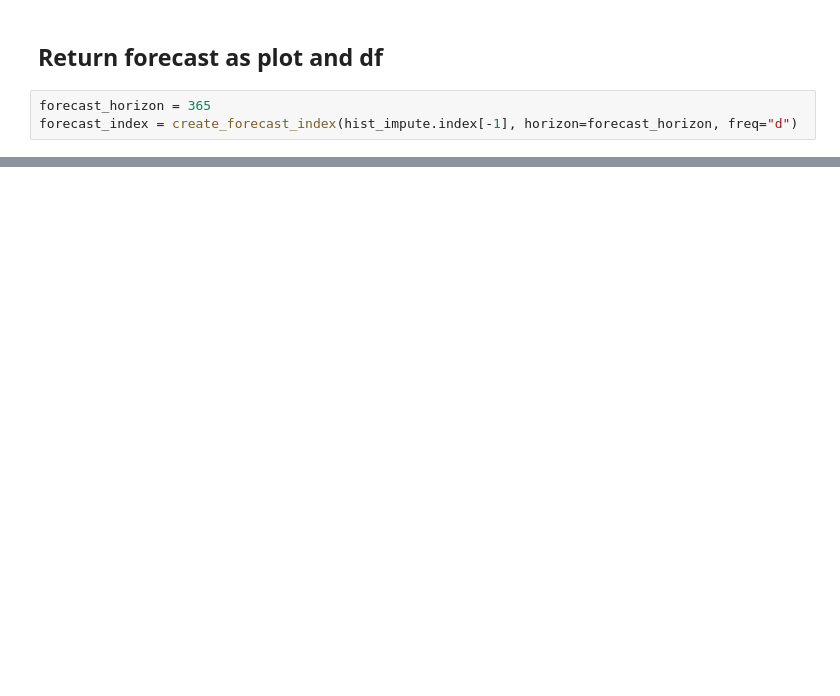
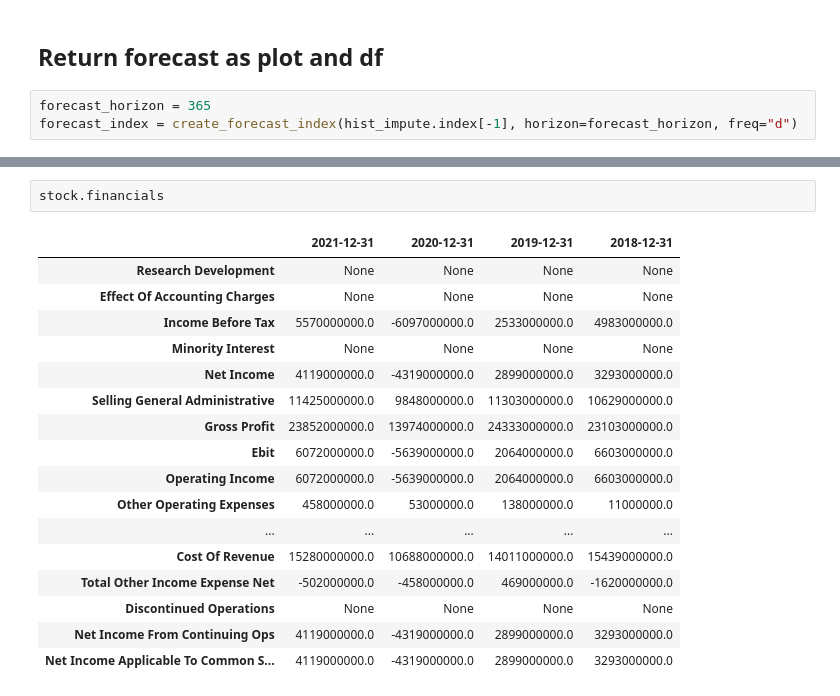
Before and after one commit to camharris22/stock-analysis-forecaster, a Jupyter notebook: stock_forecaster.ipynb, the cells around one changed output, grey strips where cells are left out. Saved outputs shown, nothing was run; the diff lists cells and outputs as text; blank space fills up the shorter version.

```diff
--- a/stock_forecaster.ipynb
+++ b/stock_forecaster.ipynb
@@ -241,0 +293,20 @@ INFO:tornado.access:200 GET /7e14f41ce81fb9d97b25049ff3dc049d.json (::1) 10.27ms
+# %%
+stock.financials
+# %% [output]
+|  | 2021-12-31 | 2020-12-31 | 2019-12-31 | 2018-12-31 |
+| Research Development | None | None | None | None |
+| Effect Of Accounting Charges | None | None | None | None |
+| Income Before Tax | 5570000000.0 | -6097000000.0 | 2533000000.0 | 4983000000.0 |
+| Minority Interest | None | None | None | None |
+| Net Income | 4119000000.0 | -4319000000.0 | 2899000000.0 | 3293000000.0 |
+| Selling General Administrative | 11425000000.0 | 9848000000.0 | 11303000000.0 | 10629000000.0 |
+| Gross Profit | 23852000000.0 | 13974000000.0 | 24333000000.0 | 23103000000.0 |
+| Ebit | 6072000000.0 | -5639000000.0 | 2064000000.0 | 6603000000.0 |
+| Operating Income | 6072000000.0 | -5639000000.0 | 2064000000.0 | 6603000000.0 |
+| Other Operating Expenses | 458000000.0 | 53000000.0 | 138000000.0 | 11000000.0 |
+| ... | ... | ... | ... | ... |
+| Cost Of Revenue | 15280000000.0 | 10688000000.0 | 14011000000.0 | 15439000000.0 |
+| Total Other Income Expense Net | -502000000.0 | -458000000.0 | 469000000.0 | -1620000000.0 |
+| Discontinued Operations | None | None | None | None |
+| Net Income From Continuing Ops | 4119000000.0 | -4319000000.0 | 2899000000.0 | 3293000000.0 |
+| Net Income Applicable To Common S... | 4119000000.0 | -4319000000.0 | 2899000000.0 | 3293000000.0 |
```
Also changed, not shown: parts of 22 cells of this notebook.
